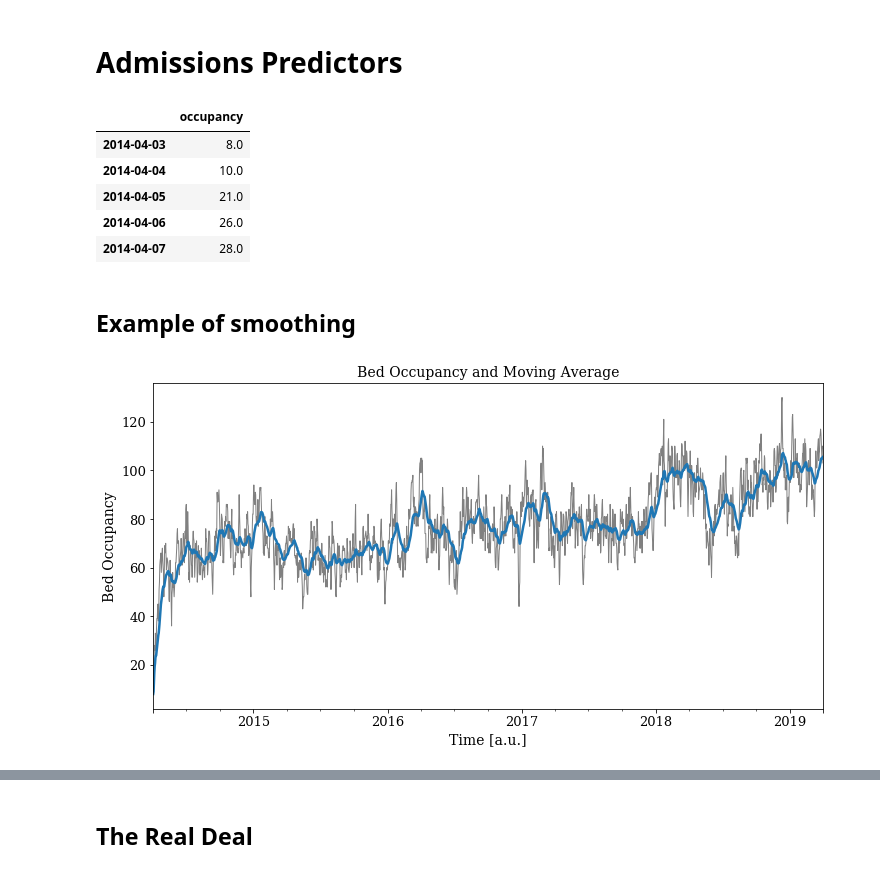
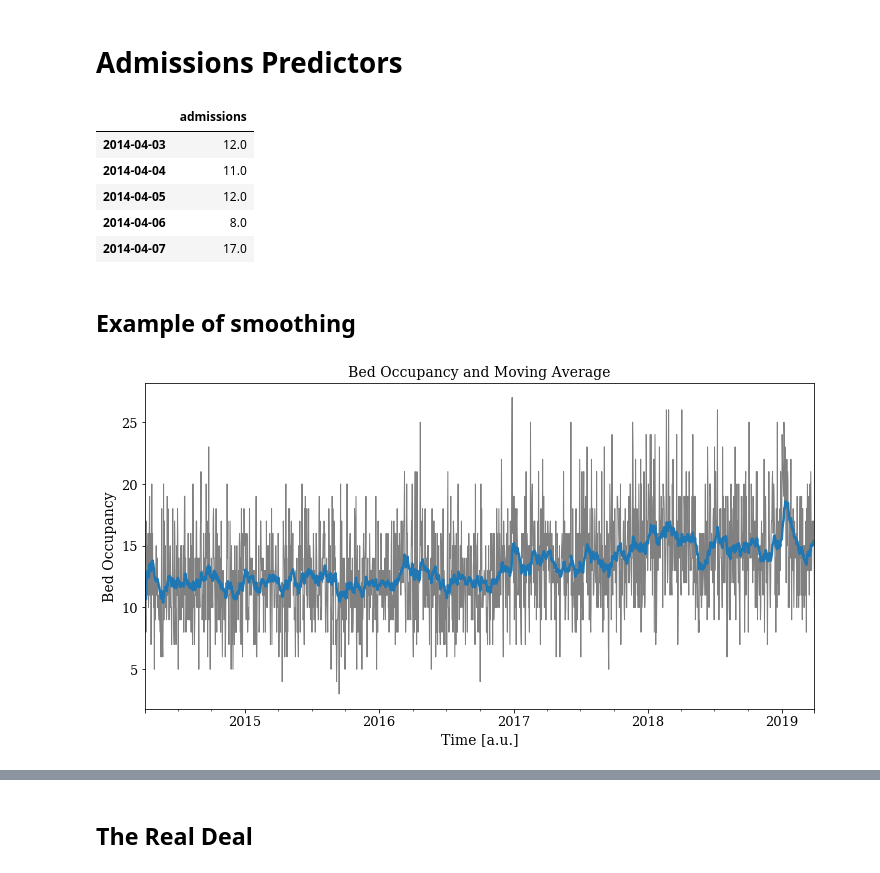
Before and after one commit to brawantonio/KGH-Research-Paper, a Jupyter notebook: Inferring Statistics - Daily Forecast.ipynb, the cells around one changed output, grey strips where cells are left out. Saved outputs shown, nothing was run; the diff lists cells and outputs as text; code cells hidden in the pictures.

```diff
--- a/Inferring Statistics - Daily Forecast.ipynb
+++ b/Inferring Statistics - Daily Forecast.ipynb
@@ -20,42 +20,37 @@ from sklearn.preprocessing import StandardScaler
 # Admissions Predictors
 # %%
 aux = pd.read_csv('data.csv',  index_col=0, parse_dates=[0])
-df = pd.DataFrame(aux['occupancy'])
+main_key = 'admissions'
+df = pd.DataFrame(aux[main_key])
 # %%
 df.head()
 # %% [output]
-|  | occupancy |
-| 2014-04-03 | 8.0 |
-| 2014-04-04 | 10.0 |
-| 2014-04-05 | 21.0 |
-| 2014-04-06 | 26.0 |
-| 2014-04-07 | 28.0 |
+|  | admissions |
+| 2014-04-03 | 12.0 |
+| 2014-04-04 | 11.0 |
+| 2014-04-05 | 12.0 |
+| 2014-04-06 | 8.0 |
+| 2014-04-07 | 17.0 |
 # %% [markdown]
 ## Example of smoothing
 # %%
 p = 30
-#df['s_occupancy'] = df['occupancy'].rolling(p, win_type=None).mean()
-df['s_occupancy'] = df['occupancy'].ewm(span = p).mean()
-df['r_occupancy'] = df['occupancy']-df['s_occupancy']
+df['s_occupancy'] = df[main_key].ewm(span = p).mean()
+df['r_occupancy'] = df[main_key]-df['s_occupancy']
 # %%
 plt.figure(figsize=(12,6))
 
-#y = df['occupancy'].values
-#y_s = df['s_occupancy'].values
-#plt.subplot(2,1,1)
-#plt.plot(y[:-p], color='gray', lw=1)
-#plt.plot(y_s, color='C0', lw=2.5)
-df['occupancy'].plot(color='gray', lw=1)
+df[main_key].plot(color='gray', lw=1)
 df['s_occupancy'].plot(color='C0', lw=2.5)
 
 plt.title('Bed Occupancy and Moving Average', fontsize=14)
 plt.xlabel('Time [a.u.]', fontsize=14)
 plt.ylabel('Bed Occupancy', fontsize=14)
 plt.xticks(fontsize=13)
 plt.yticks(fontsize=13)
 
 plt.savefig('historical.png', bbox_inches='tight')
 
 plt.show()
 # %% [output]
-[figure, old version]
+[figure, new version]
```
Also changed, not shown: parts of 9 cells of this notebook, 5 other files.
